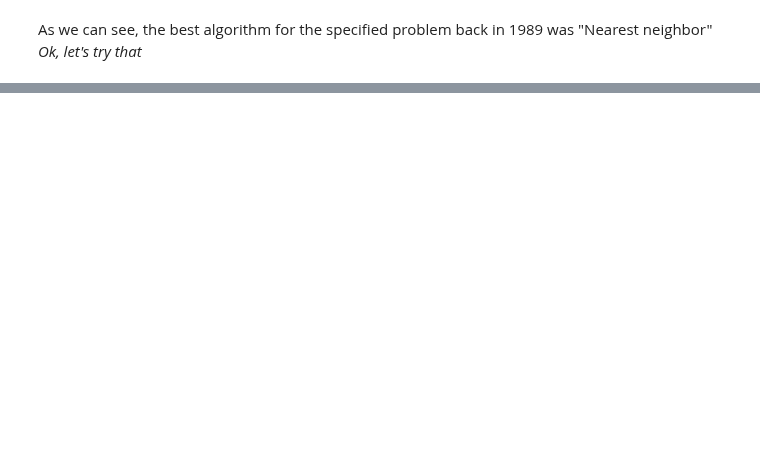
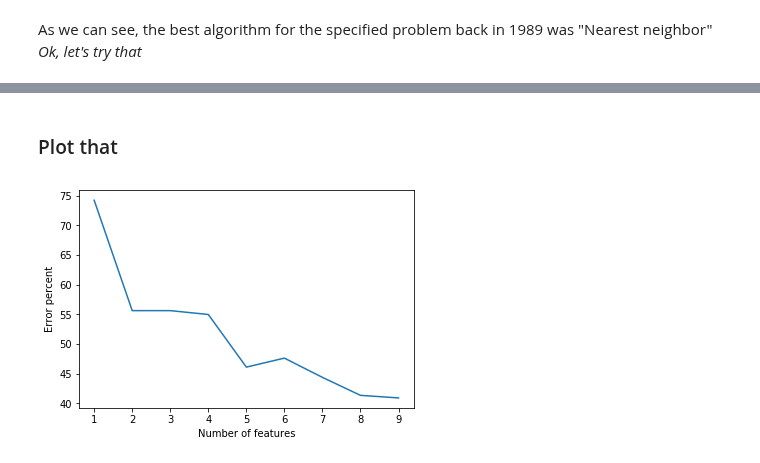
Before and after one commit to Intelligent-Systems-Phystech/StartCode, a Jupyter notebook: Korostelev2018Problem18/main.ipynb, the cells around one changed output, grey strips where cells are left out. Saved outputs shown, nothing was run; the diff lists cells and outputs as text; code cells hidden in the pictures; blank space fills up the shorter version.

Commit message:
Draw more plots in main and add the resulting graph

```diff
--- a/Korostelev2018Problem18/main.ipynb
+++ b/Korostelev2018Problem18/main.ipynb
@@ -106,0 +137,4 @@ test
+# %%
+test = dataset[-TEST_SIZE*len(words):]
+test_answer = [i for i in range(len(words))] * TEST_SIZE
+test
@@ -110,3 +162,16 @@ test
 # %% [markdown]
 As we can see, the best algorithm for the specified problem back in 1989 was "Nearest neighbor"<br>
 *Ok, let's try that*
+# %%
+correct = [0]*(len(train) - 1)
+for n_neighbors in range(1, len(train)):
+    X = np.array(train)
+    y = np.array(train_answer)
+
+    clf = neighbors.KNeighborsClassifier(n_neighbors)
+    clf.fit(X, y)
+    for vowel_number, predicted_answer in enumerate(clf.predict(np.array(test))):
+        if (predicted_answer == test_answer[vowel_number]):
+            correct[n_neighbors - 1] += 1
+n_neighbors = correct.index(max(correct)) + 1
+print("The best result was {0:.2f}% at {1} nearest neighbors".format(100.0 * max(correct) / len(test), n_neighbors))
@@ -112,0 +191,21 @@ As we can see, the best algorithm for the specified problem back in 1989 was "Ne
+# %%
+errors = [0.0]*len(range(1, 10))
+for number_of_features in range(1, 10):
+    correct = [0]*(len(train) - 1)
+    X = np.array([entry[:number_of_features] for entry in train])
+    y = np.array(train_answer)
+
+    h = .02  # step size in the mesh
+
+    # Create color maps
+    cmap_bold = ListedColormap(['#B22234', '#AAFFAA', '#AAAAFF', '#FFFFFF', '#000000', '#a9a9a9', '#FF0000', '#aaffc3', '#800000', '#9A6324', '#f032e6'])
+    # cmap_bold = ListedColormap(['#FF0000', '#00FF00', '#0000FF'])
+
+    # we create an instance of Neighbours Classifier and fit the data.
+    clf = neighbors.KNeighborsClassifier(n_neighbors)
+    clf.fit(X, y)
+    for vowel_number, predicted_answer in enumerate(clf.predict(np.array([entry[:number_of_features] for entry in test]))):
+        if (predicted_answer != test_answer[vowel_number]):
+            errors[number_of_features - 1] += 1
+    errors[number_of_features - 1] *= 100.0/len(test)
+errors
@@ -112,0 +222,10 @@ As we can see, the best algorithm for the specified problem back in 1989 was "Ne
+# %% [markdown]
+### Plot that
+# %%
+plt.figure()
+plt.xlabel("Number of features")
+plt.ylabel("Error percent")
+plt.plot(range(1, 10), errors)
+plt.show()
+# %% [output]
+[figure, added]
```
Also changed, not shown: parts of 16 cells of this notebook, 1 other file.
